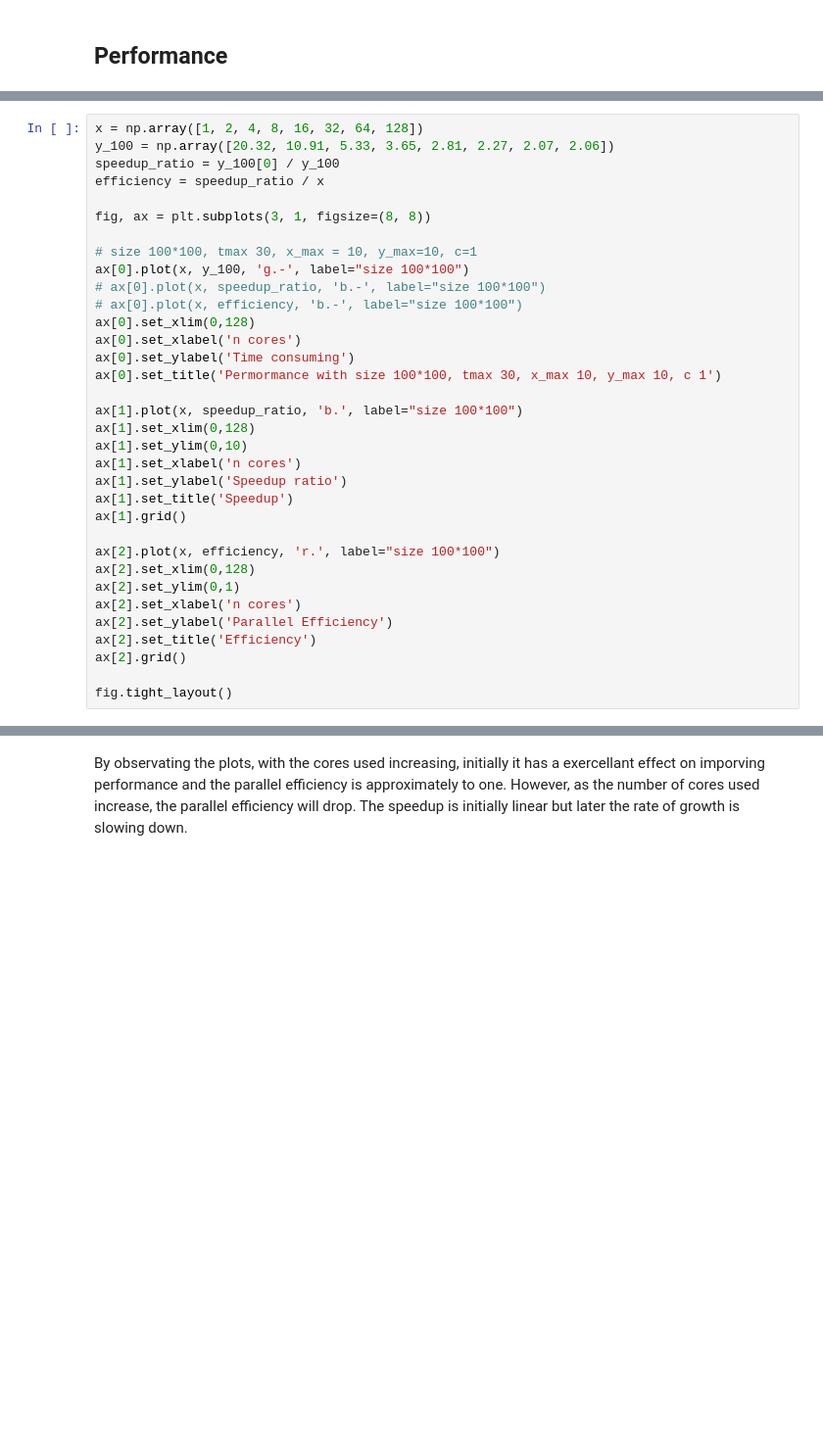
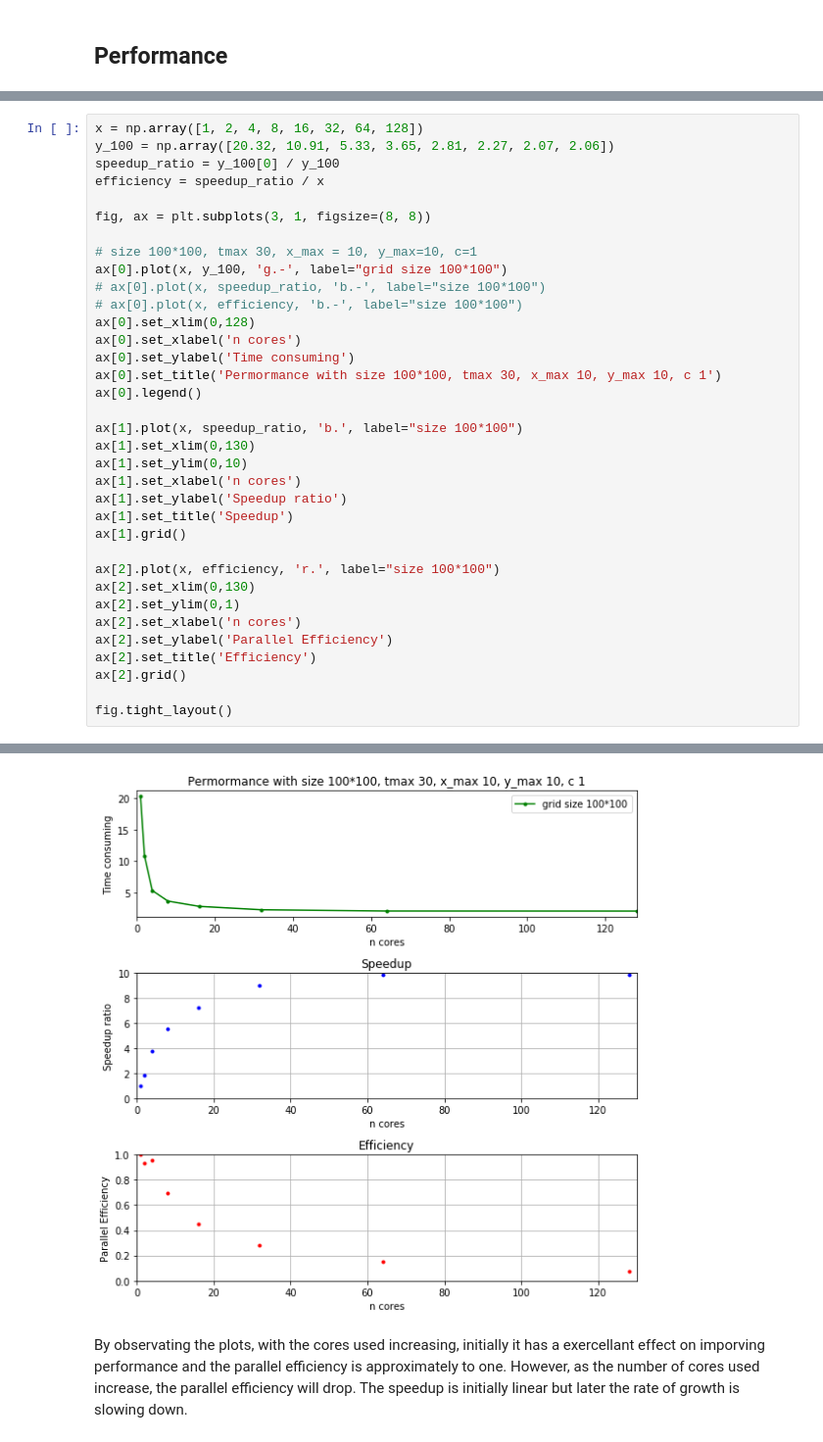
Before and after one commit to liuzyon/acse-6-mpi-coursework-acse-zl1220, a Jupyter notebook: report.ipynb, the cells around one changed output, grey strips where cells are left out. Shown at 98% size. Saved outputs shown, nothing was run; the diff lists cells and outputs as text; blank space fills up the shorter version.

```diff
--- a/report.ipynb
+++ b/report.ipynb
@@ -186,16 +188,17 @@ efficiency = speedup_ratio / x
 fig, ax = plt.subplots(3, 1, figsize=(8, 8))
 
 # size 100*100, tmax 30, x_max = 10, y_max=10, c=1
-ax[0].plot(x, y_100, 'g.-', label="size 100*100")
+ax[0].plot(x, y_100, 'g.-', label="grid size 100*100")
 # ax[0].plot(x, speedup_ratio, 'b.-', label="size 100*100")
 # ax[0].plot(x, efficiency, 'b.-', label="size 100*100")
 ax[0].set_xlim(0,128)
 ax[0].set_xlabel('n cores')
 ax[0].set_ylabel('Time consuming')
 ax[0].set_title('Permormance with size 100*100, tmax 30, x_max 10, y_max 10, c 1')
+ax[0].legend()
 
 ax[1].plot(x, speedup_ratio, 'b.', label="size 100*100")
-ax[1].set_xlim(0,128)
+ax[1].set_xlim(0,130)
 ax[1].set_ylim(0,10)
 ax[1].set_xlabel('n cores')
 ax[1].set_ylabel('Speedup ratio')
@@ -203,7 +206,7 @@ ax[1].set_title('Speedup')
 ax[1].grid()
 
 ax[2].plot(x, efficiency, 'r.', label="size 100*100")
-ax[2].set_xlim(0,128)
+ax[2].set_xlim(0,130)
 ax[2].set_ylim(0,1)
 ax[2].set_xlabel('n cores')
 ax[2].set_ylabel('Parallel Efficiency')
@@ -217,3 +218,4 @@ fig.tight_layout()
+[figure, added]
 # %% [markdown]
 By observating the plots, with the cores used increasing, initially it has a exercellant effect on imporving performance and the parallel efficiency is approximately to one. However, as the number of cores used increase, the parallel efficiency will drop. The speedup is initially linear but later the rate of growth is slowing down.
 # %% [markdown]
```
Also changed, not shown: parts of 9 cells of this notebook.
